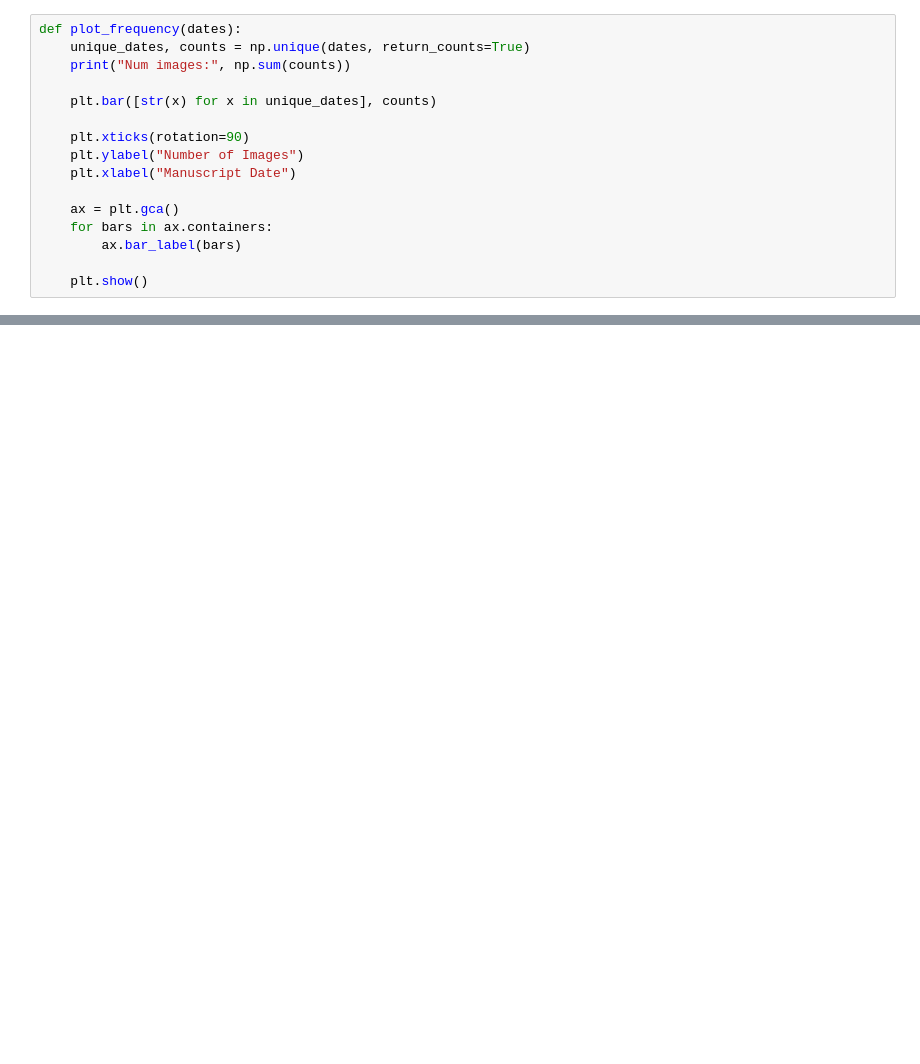
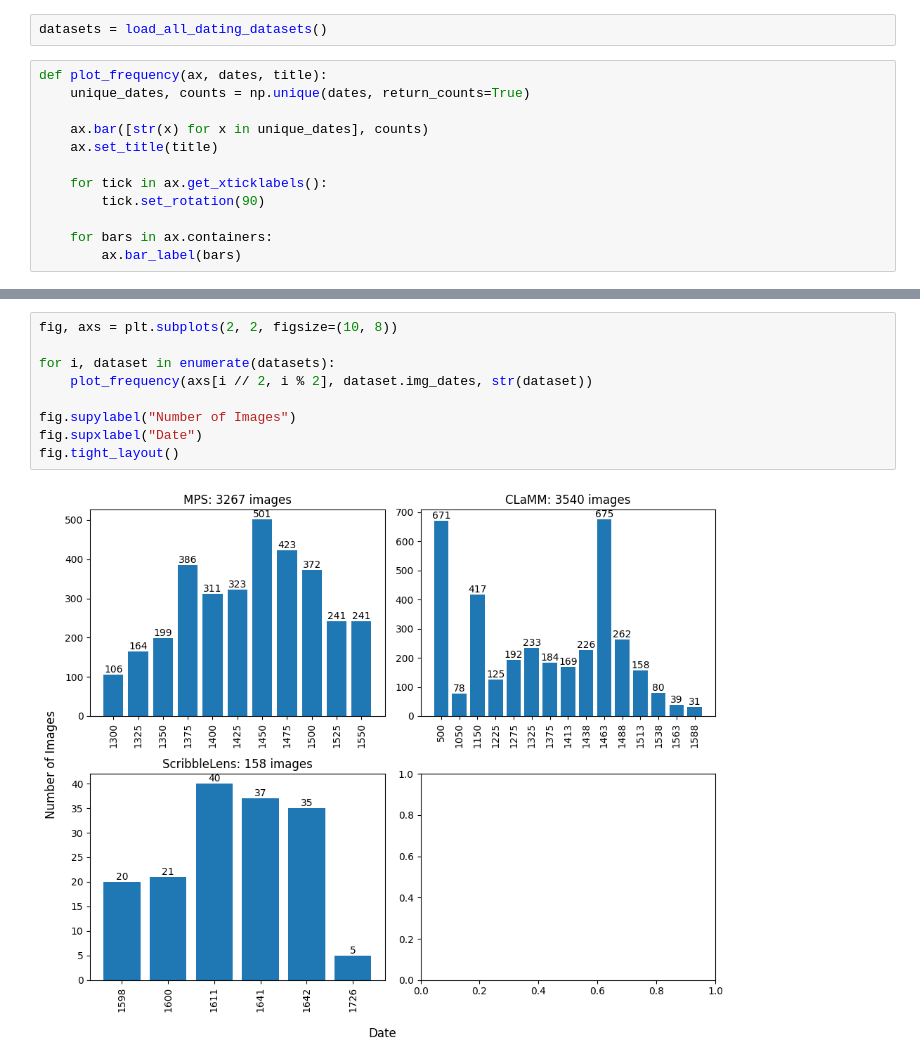
Before and after one commit to NikolaiHerrmann/deep-dating, a Jupyter notebook: datasets.ipynb, the cells around one changed output, grey strips where cells are left out. Cells and saved outputs as stored; diff of their text form; blank space fills up the shorter version.

Commit message:
datasets done

```diff
--- a/datasets.ipynb
+++ b/datasets.ipynb
@@ -9,16 +5,14 @@ DATASETS_PATH = "../datasets"
+# %%
+datasets = load_all_dating_datasets()
 # %%
-def plot_frequency(dates):
+def plot_frequency(ax, dates, title):
     unique_dates, counts = np.unique(dates, return_counts=True)
-    print("Num images:", np.sum(counts))
 
-    plt.bar([str(x) for x in unique_dates], counts)
+    ax.bar([str(x) for x in unique_dates], counts)
+    ax.set_title(title)
 
-    plt.xticks(rotation=90)
-    plt.ylabel("Number of Images")
-    plt.xlabel("Manuscript Date")
+    for tick in ax.get_xticklabels():
+        tick.set_rotation(90)
 
-    ax = plt.gca()
     for bars in ax.containers:
         ax.bar_label(bars)
-
-    plt.show()
@@ -81,0 +19,11 @@ Num images: 3540
+# %%
+fig, axs = plt.subplots(2, 2, figsize=(10, 8))
+
+for i, dataset in enumerate(datasets):
+    plot_frequency(axs[i // 2, i % 2], dataset.img_dates, str(dataset))
+
+fig.supylabel("Number of Images")
+fig.supxlabel("Date")
+fig.tight_layout()
+# %% [output]
+[figure, added]
```
Also changed, not shown: parts of 6 cells of this notebook, 7 other files.
